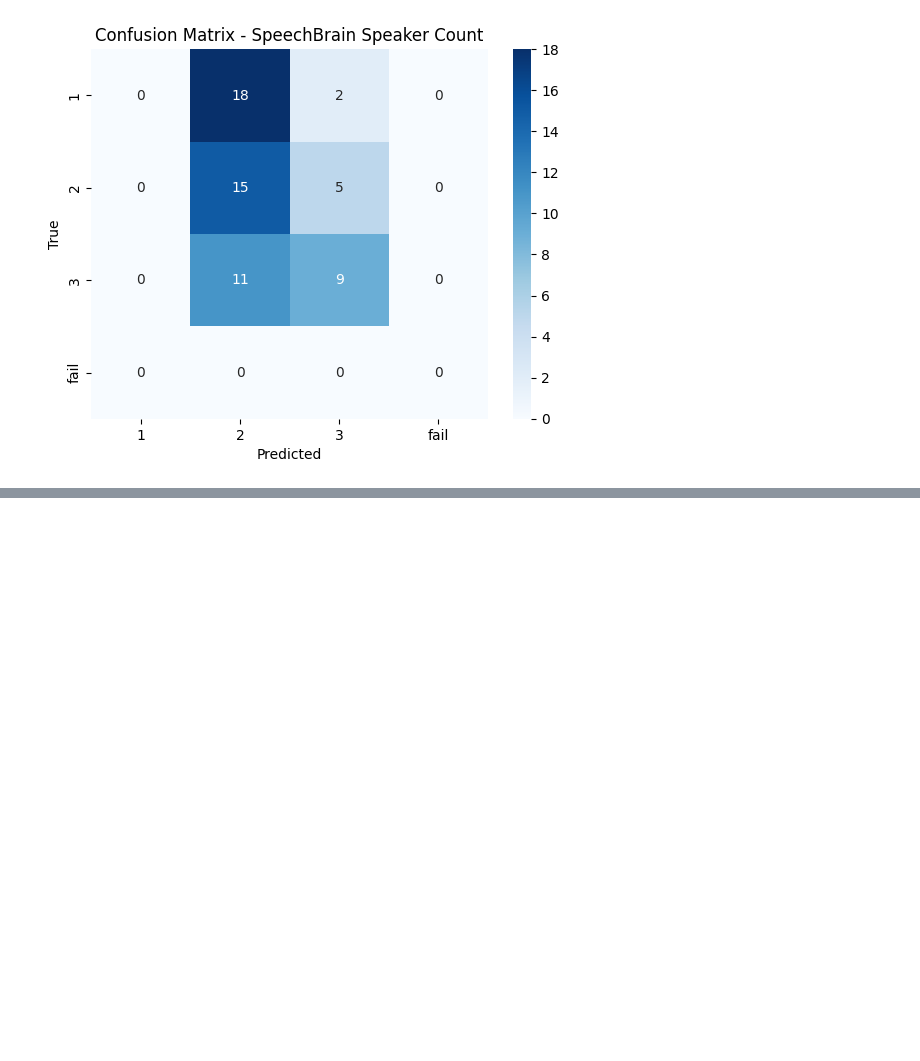
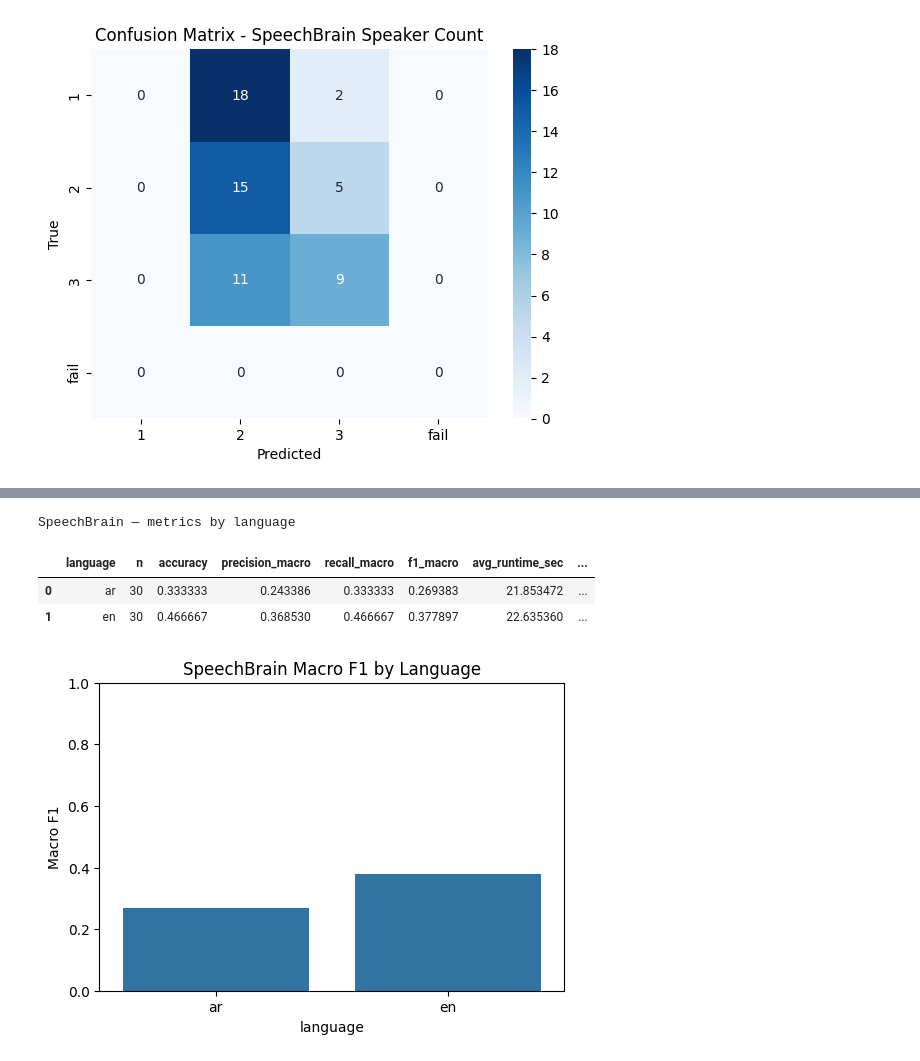
Before and after one commit to SaudNJMH/Audio-AI, a Jupyter notebook: notebooks/02_speechbrain.ipynb, the cells around one changed output, grey strips where cells are left out. Drawn from its saved outputs; the diff is of its cells as text; code cells hidden in the pictures; blank space fills up the shorter version.

```diff
--- a/notebooks/02_speechbrain.ipynb
+++ b/notebooks/02_speechbrain.ipynb
@@ -237,0 +253,18 @@ weighted avg      0.301     0.400     0.323        60
+# %%
+import pandas as pd
+from pathlib import Path
+from sklearn.metrics import classification_report
+
+# reload SpeechBrain predictions
+ROOT = Path.cwd().parents[0] if Path.cwd().name == "notebooks" else Path.cwd()
+R = ROOT / "results"
+OUT_CSV_SB = R / "speechbrain_predictions.csv"
+
+sb = pd.read_csv(OUT_CSV_SB)
+
+print("=== SpeechBrain: per-language metrics ===")
+for lang, sub in sb.groupby("language"):
+    print(f"\n--- Language: {lang.upper()} ---")
+    y_true = sub["true_speakers"].astype(int)
+    y_pred = sub["pred_speakers"].fillna(-1).astype(int)
+    print(classification_report(y_true, y_pred, digits=3, zero_division=0))
@@ -237,0 +289,46 @@ weighted avg      0.301     0.400     0.323        60
+# %%
+import pandas as pd
+import numpy as np
+from pathlib import Path
+from sklearn.metrics import accuracy_score, precision_score, recall_score, f1_score
+import seaborn as sns
+import matplotlib.pyplot as plt
+
+# load SpeechBrain results
+ROOT = Path.cwd().parents[0] if Path.cwd().name == "notebooks" else Path.cwd()
+R = ROOT / "results"
+sb = pd.read_csv(R / "speechbrain_predictions.csv")
+
+# prepare y_true / y_pred per language
+rows = []
+for lang, g in sb.groupby("language"):
+    y_true = g["true_speakers"].astype(int)
+    y_pred = g["pred_speakers"].fillna(-1).astype(int)
+    rows.append({
+        "language": lang,
+        "n": len(g),
+        "accuracy": accuracy_score(y_true, y_pred),
+        "precision_macro": precision_score(y_true, y_pred, average="macro", zero_division=0),
+        "recall_macro": recall_score(y_true, y_pred, average="macro", zero_division=0),
+        "f1_macro": f1_score(y_true, y_pred, average="macro", zero_division=0),
+        "avg_runtime_sec": g["runtime_sec"].mean(),
+        "median_runtime_sec": g["runtime_sec"].median(),
+    })
+
+lang_metrics = pd.DataFrame(rows).sort_values("language")
+print("SpeechBrain — metrics by language")
+display(lang_metrics)
+
+# bar: macro-F1 by language
+plt.figure(figsize=(6,4))
+sns.barplot(data=lang_metrics, x="language", y="f1_macro")
+plt.ylim(0,1)
+plt.ylabel("Macro F1")
+plt.title("SpeechBrain Macro F1 by Language")
+plt.show()
+# %% [output]
+SpeechBrain — metrics by language
+|  | language | n | accuracy | precision_macro | recall_macro | f1_macro | avg_runtime_sec | ... |
+| 0 | ar | 30 | 0.333333 | 0.243386 | 0.333333 | 0.269383 | 21.853472 | ... |
+| 1 | en | 30 | 0.466667 | 0.368530 | 0.466667 | 0.377897 | 22.635360 | ... |
+[figure, added]
```
Also changed, not shown: parts of 6 cells of this notebook, 6 other files.
